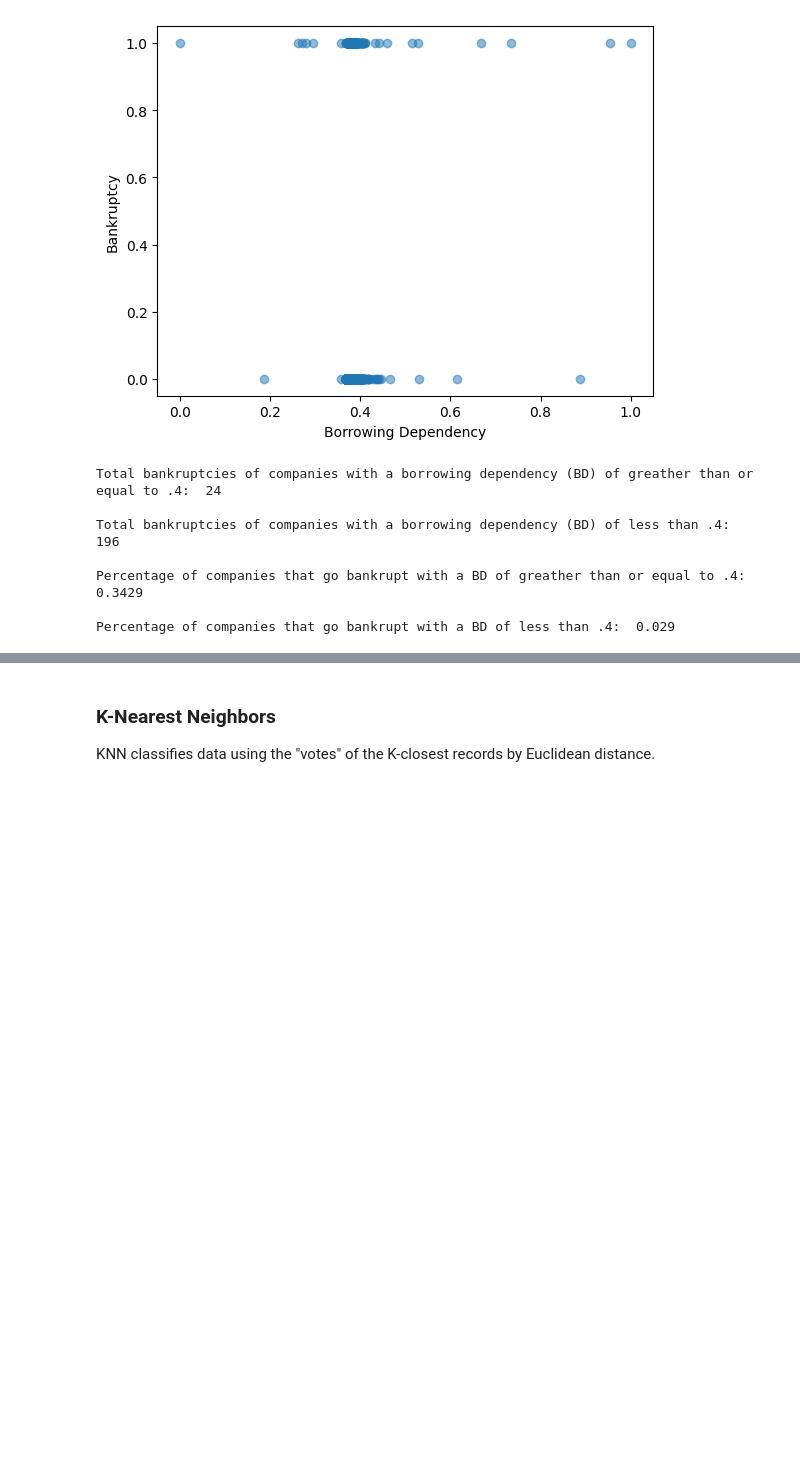
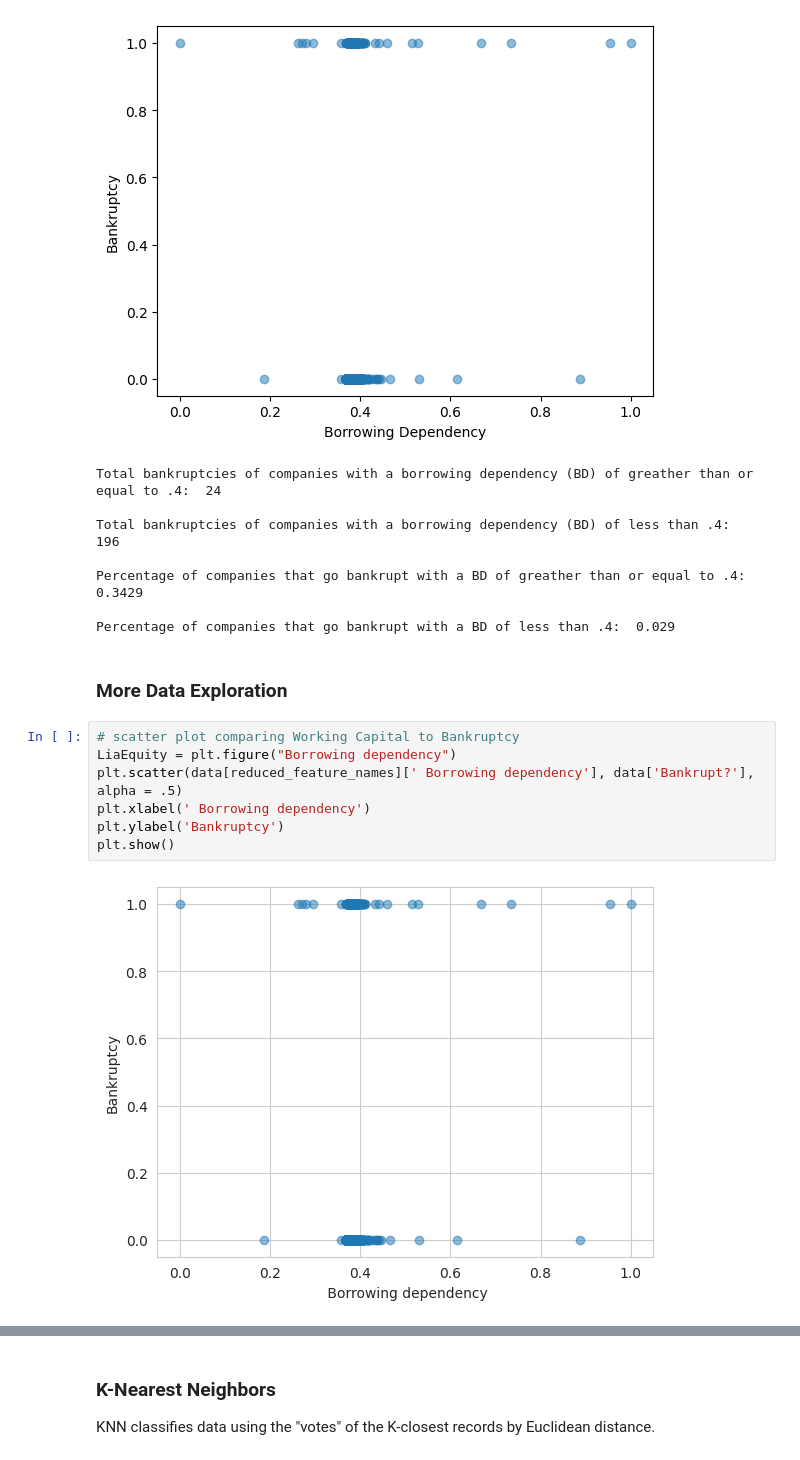
Before and after one commit to attruong00/ml-final, a Jupyter notebook: Ben_KNN_model.ipynb, the cells around one changed output, grey strips where cells are left out. Drawn from its saved outputs; the diff is of its cells as text; blank space fills up the shorter version.

```diff
--- a/Ben_KNN_model.ipynb
+++ b/Ben_KNN_model.ipynb
@@ -209,3 +209,14 @@ Total bankruptcies of companies with a borrowing dependency (BD) of less than .4
 Percentage of companies that go bankrupt with a BD of greather than or equal to .4:  0.3429
 
 Percentage of companies that go bankrupt with a BD of less than .4:  0.029
+# %% [markdown]
+### More Data Exploration
+# %%
+# scatter plot comparing Working Capital to Bankruptcy
+LiaEquity = plt.figure("Borrowing dependency")
+plt.scatter(data[reduced_feature_names][' Borrowing dependency'], data['Bankrupt?'], alpha = .5)
+plt.xlabel(' Borrowing dependency')
+plt.ylabel('Bankruptcy')
+plt.show()
+# %% [output]
+[figure, added]
```
Also changed, not shown: parts of 4 cells of this notebook.
